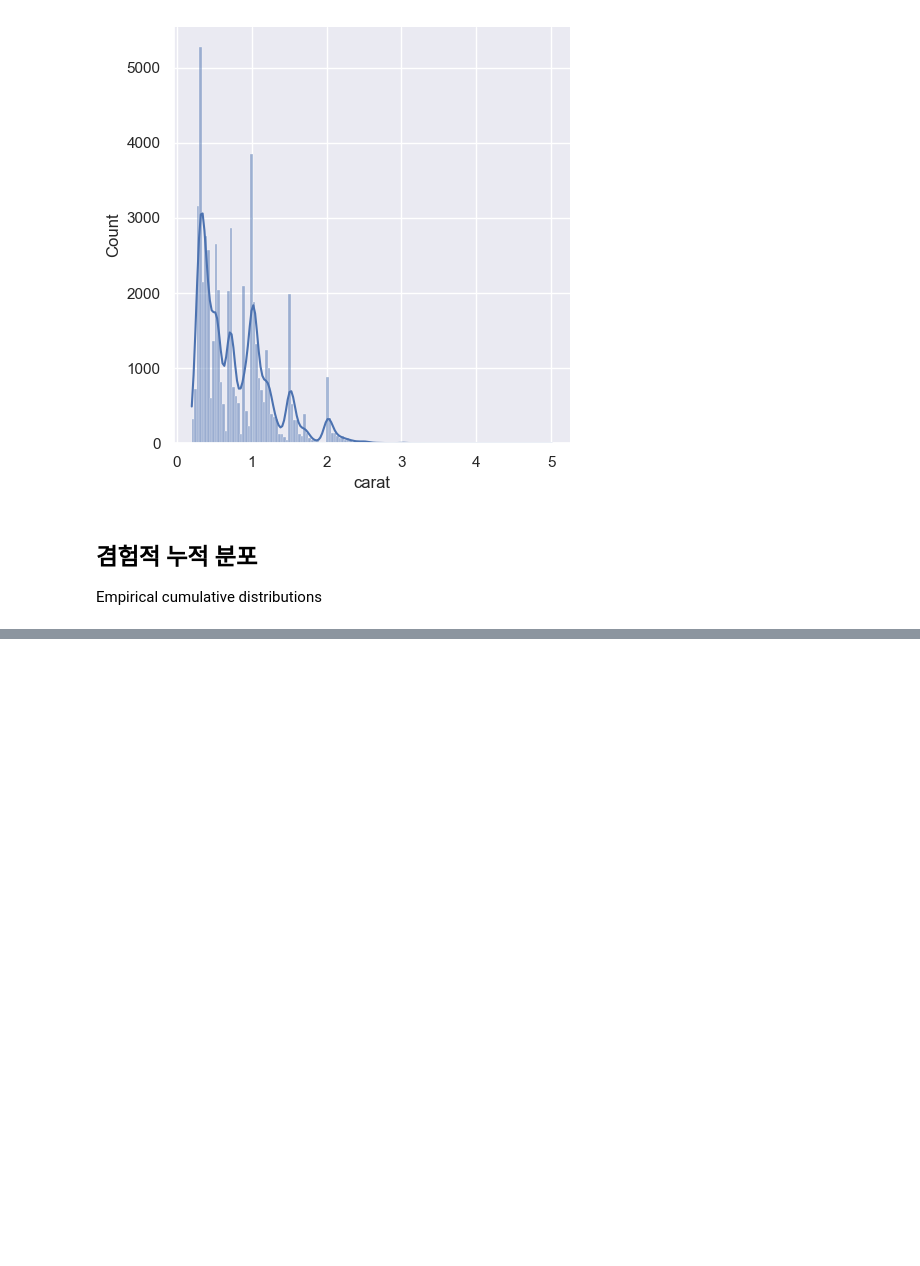
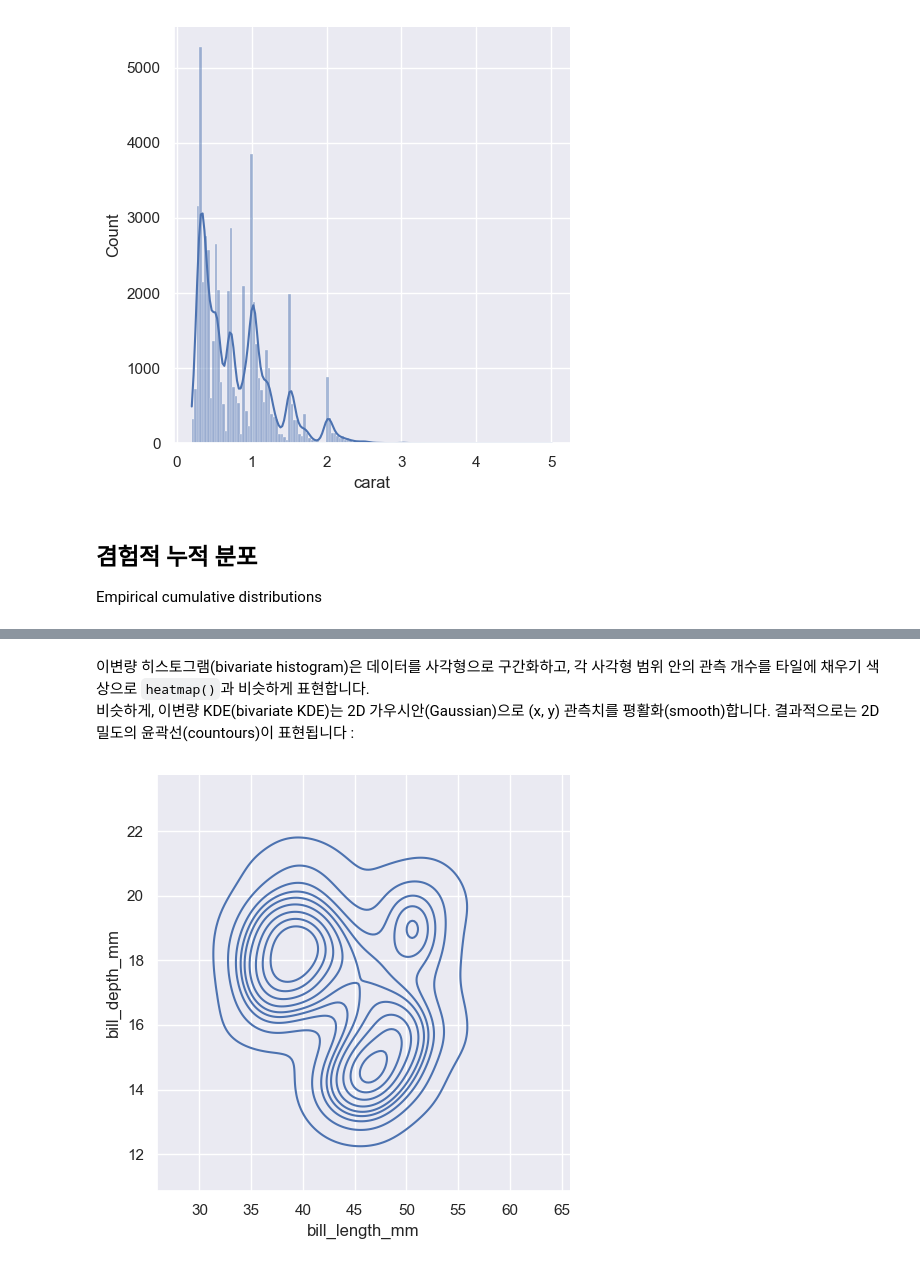
Before and after one commit to kjmn1105/Seaborn-Tuorial, a Jupyter notebook: 07_Plotting functions (2).ipynb, the cells around one changed output, grey strips where cells are left out. Cells and saved outputs as stored; diff of their text form; code cells hidden in the pictures; blank space fills up the shorter version.

```diff
--- a/07_Plotting functions (2).ipynb
+++ b/07_Plotting functions (2).ipynb
@@ -259,0 +270,7 @@ Visualizing bivariate distributions
+# %% [markdown]
+이변량 히스토그램(bivariate histogram)은 데이터를 사각형으로 구간화하고, 각 사각형 범위 안의 관측 개수를 타일에 채우기 색상으로 `heatmap()`과 비슷하게 표현합니다.
+비슷하게, 이변량 KDE(bivariate KDE)는 2D 가우시안(Gaussian)으로 (x, y) 관측치를 평활화(smooth)합니다. 결과적으로는 2D 밀도의 윤곽선(countours)이 표현됩니다 :
+# %%
+sns.displot(penguins, x='bill_length_mm', y='bill_depth_mm', kind='kde');
+# %% [output]
+[figure, added]
```
Also changed, not shown: parts of 16 cells of this notebook.
